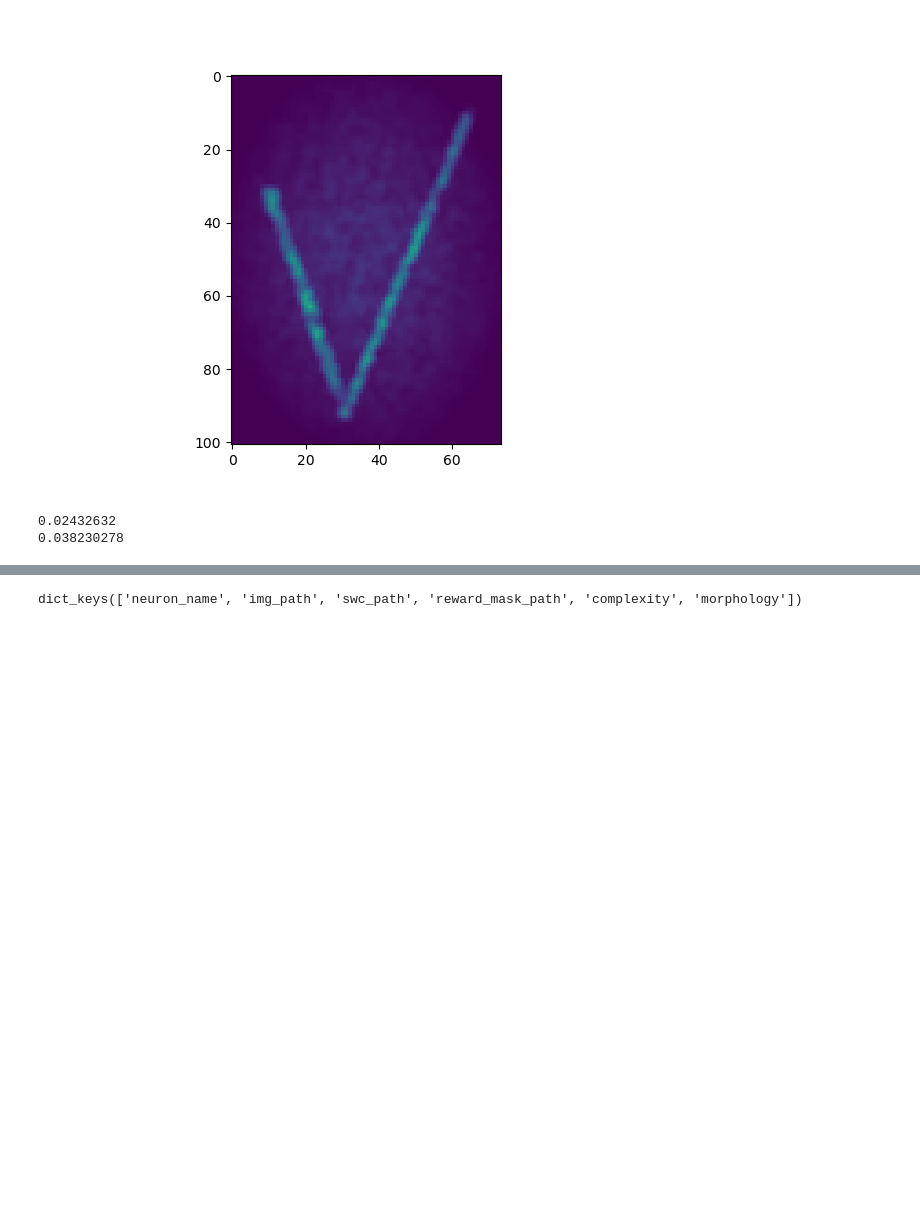
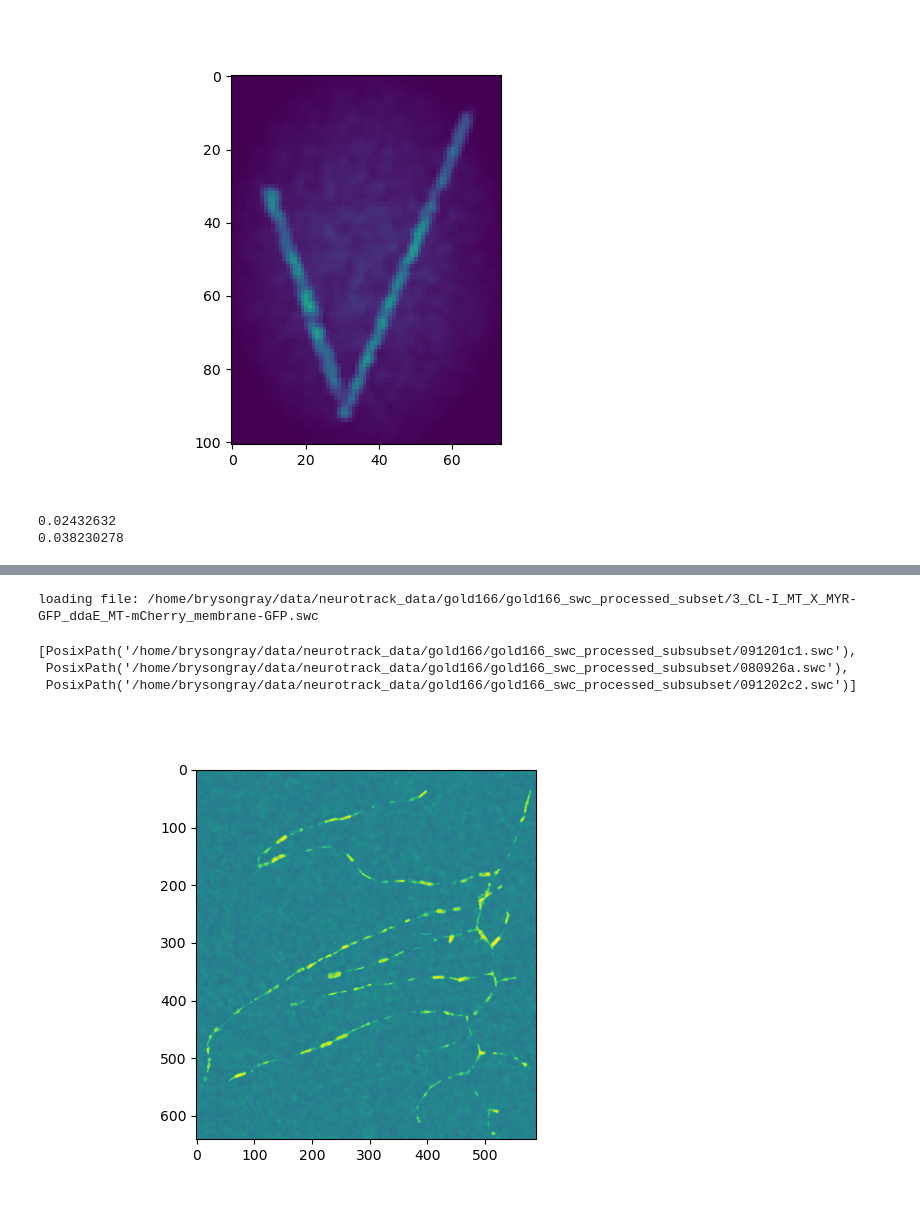
Before and after one commit to BrysonGray/neurotrack, a Jupyter notebook: notebooks/test_generate_data.ipynb, the cells around one changed output, grey strips where cells are left out. Cells and saved outputs as stored; diff of their text form; code cells hidden in the pictures; blank space fills up the shorter version.

```diff
--- a/notebooks/test_generate_data.ipynb
+++ b/notebooks/test_generate_data.ipynb
@@ -268,24 +243,46 @@ loading file: ../training_dir/gw-4-image-3_22.CNG_subtree_23_subtree.swc
-# %%
-dataloader.set_complexity(1.0)
-dataloader.set_morphology("any")
-
-entry = dataloader.sample()
-img_path = entry['img_path']
-swc_path = entry['swc_path']
-
-print(f"Sampled image path: {img_path}")
-print(f"Sampled complexity: {entry['complexity']}")
-img = tf.imread(img_path)
-swc = load.swc(swc_path)
-
-if img.dtype != np.float32:
-    img = img.astype(np.float32) / img.max()
-
-plt.close('all')
-fig = plt.figure()
-plt.imshow(img[0].max(axis=0), vmin=0, vmax=1)
-plt.show()
-print(img.mean())
-print(img.std())
-# %% [output]
-dict_keys(['neuron_name', 'img_path', 'swc_path', 'reward_mask_path', 'complexity', 'morphology'])
+# %%
+rng = np.random.default_rng(0)
+renderer = draw.NeuronRenderer(rng=rng)
+
+config = draw.DrawingConfig(
+    width = 4.0,
+    random_width = False,
+    foreground_mean = 0.6,
+    foreground_std = 0.3,
+    background_mean = 0.4,
+    background_std = 0.04,
+    mask_threshold = 0.1,  # Fraction of max value for foreground/background mask
+    spatial_noise_scale = 3.0,  # Scale for spatial noise features
+    spatial_noise_amplitude = 1.0,  # Amplitude multiplier for spatial noise contribution
+    noise_method = 'gaussian_convolution',  # Method for spatial noise: 'gaussian_convolution', 'fractal', 'sparse_kernel'
+    blur = 0.8,  # Sigma for optional Gaussian smoothing applied during post-processing
+    sharpness = 1.0,  # Sharpness parameter for line drawing edges
+    vignette_magnitude = 0.0,  # Strength of vignette effect (0 disables)
+    width_correlation = True,
+    width_correlation_rho = 0.0,  # target lag-1 correlation for widths when enabled
+    segment_intensity_correlation = True,
+    segment_intensity_correlation_rho = 0.0
+)
+
+swc_root = Path("/home/brysongray/data/neurotrack_data/gold166/gold166_swc_processed_subset")
+swc_path = swc_root / next(swc_root.iterdir())
+swc_list = load.swc(swc_path)
+
+sections, _ = load.parse_swc(swc_list, verbose=False, transpose=False)
+
+img = renderer.draw_neuron(sections, config)
+# %% [output]
+loading file: /home/brysongray/data/neurotrack_data/gold166/gold166_swc_processed_subset/3_CL-I_MT_X_MYR-GFP_ddaE_MT-mCherry_membrane-GFP.swc
+# %%
+list(swc_root.iterdir())
+# %% [output]
+[PosixPath('/home/brysongray/data/neurotrack_data/gold166/gold166_swc_processed_subsubset/091201c1.swc'),
+ PosixPath('/home/brysongray/data/neurotrack_data/gold166/gold166_swc_processed_subsubset/080926a.swc'),
+ PosixPath('/home/brysongray/data/neurotrack_data/gold166/gold166_swc_processed_subsubset/091202c2.swc')]
+# %%
+plt.close('all')
+fig = plt.figure()
+plt.imshow(img.data[0].amax(axis=2), vmin=0, vmax=1)
+plt.show()
+# %% [output]
+[figure, added]
```
Also changed, not shown: parts of 3 cells of this notebook, 11 other files.
